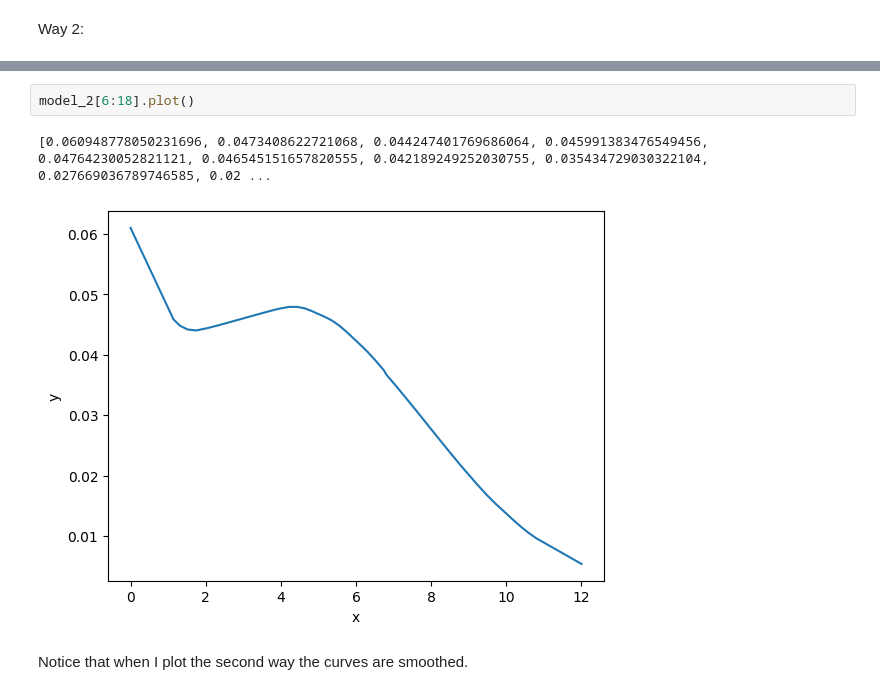
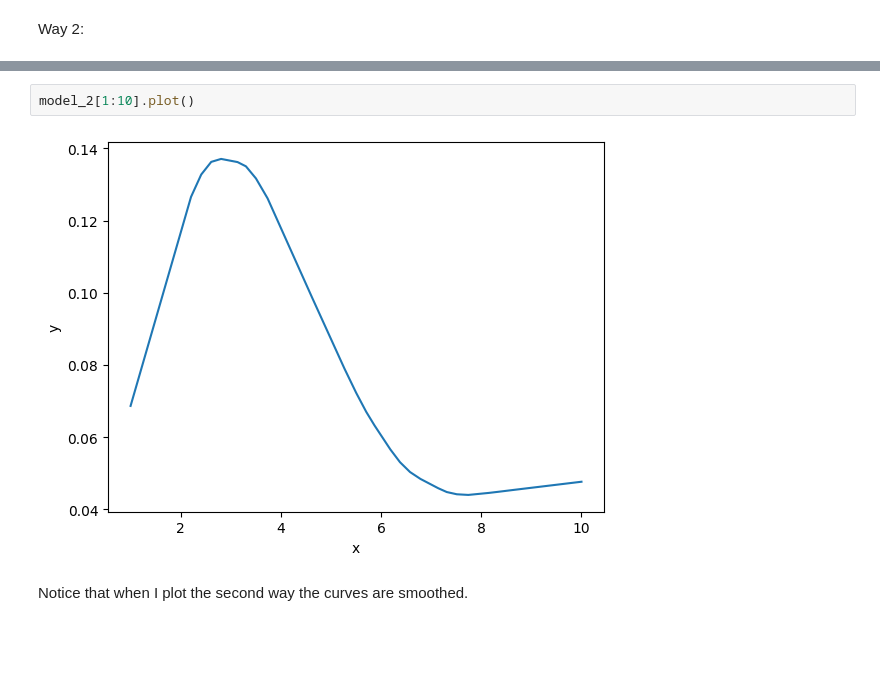
Before and after one commit to IanAguiar-ai/Discrete_Functions_Action_Integration_Hub, a Jupyter notebook: Example/Example_Discrete_Functions_Action_Integration_Hub.ipynb, the cells around one changed output, grey strips where cells are left out. Saved outputs shown, nothing was run; the diff lists cells and outputs as text; blank space fills up the shorter version.

```diff
--- a/Example/Example_Discrete_Functions_Action_Integration_Hub.ipynb
+++ b/Example/Example_Discrete_Functions_Action_Integration_Hub.ipynb
@@ -204,8 +203,7 @@ model_2[:32].plot()
 [figure]
 # %%
-model_2[6:18].plot()
+model_2[1:10].plot()
 # %% [output]
-[0.060948778050231696, 0.0473408622721068, 0.044247401769686064, 0.045991383476549456, 0.04764230052821121, 0.046545151657820555, 0.042189249252030755, 0.035434729030322104, 0.027669036789746585, 0.02 ...
-[figure, old version]
+[figure, new version]
 # %% [markdown]
 Notice that when I plot the second way the curves are smoothed.
```
Also changed, not shown: parts of 4 cells of this notebook, 1 other file.
